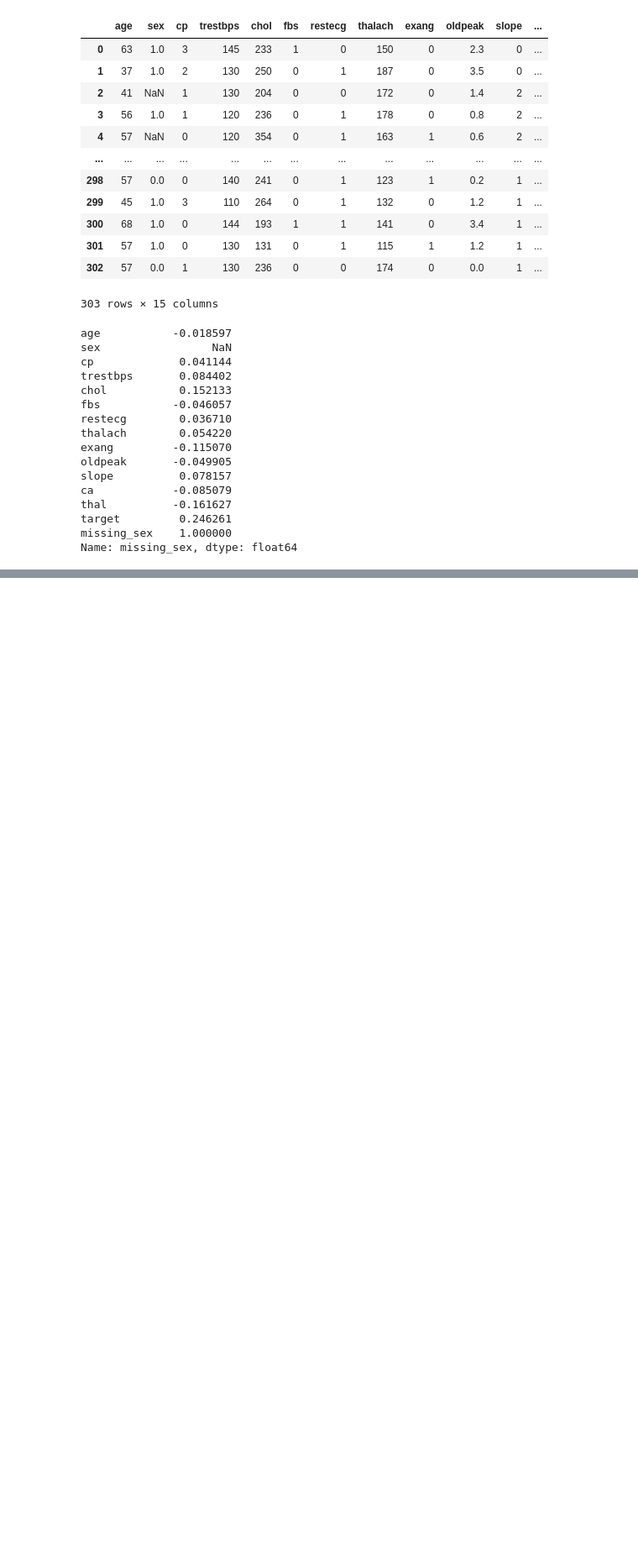
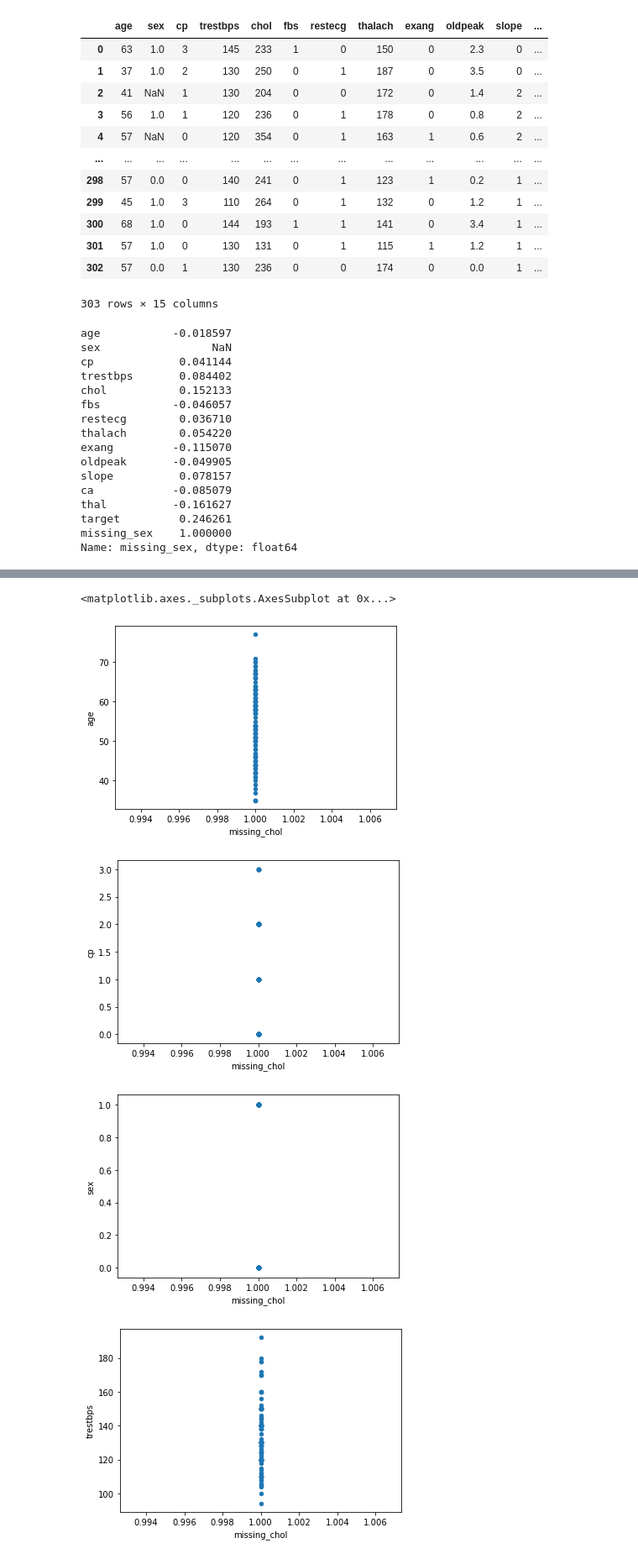
Before and after one commit to andisantos/MO826_labs, a Jupyter notebook: lab2/lab2.ipynb, the cells around one changed output, grey strips where cells are left out. Shown at 84% size. Drawn from its saved outputs; the diff is of its cells as text; code cells hidden in the pictures; blank space fills up the shorter version.

```diff
--- a/lab2/lab2.ipynb
+++ b/lab2/lab2.ipynb
@@ -217,0 +416,22 @@ Name: missing_sex, dtype: float64
+# %%
+missing_chol_df = chol_df.loc[chol_df['missing_chol'] == 1]
+# %%
+missing_chol_df.plot.scatter("missing_chol", "age")
+missing_chol_df.plot.scatter("missing_chol", "cp")
+missing_chol_df.plot.scatter("missing_chol", "sex")
+missing_chol_df.plot.scatter("missing_chol", "trestbps")
+missing_chol_df.plot.scatter("missing_chol", "fbs")
+missing_chol_df.plot.scatter("missing_chol", "chol")
+missing_chol_df.plot.scatter("missing_chol", "restecg")
+missing_chol_df.plot.scatter("missing_chol", "thalach")
+missing_chol_df.plot.scatter("missing_chol", "exang")
+missing_chol_df.plot.scatter("missing_chol", "oldpeak")
+missing_chol_df.plot.scatter("missing_chol", "slope")
+missing_chol_df.plot.scatter("missing_chol", "ca")
+missing_chol_df.plot.scatter("missing_chol", "thal")
+# %% [output]
+<matplotlib.axes._subplots.AxesSubplot at 0x...>
+[figure, added]
+[figure, added]
+[figure, added]
+[figure, added]
```
Also changed, not shown: parts of 53 cells of this notebook.
